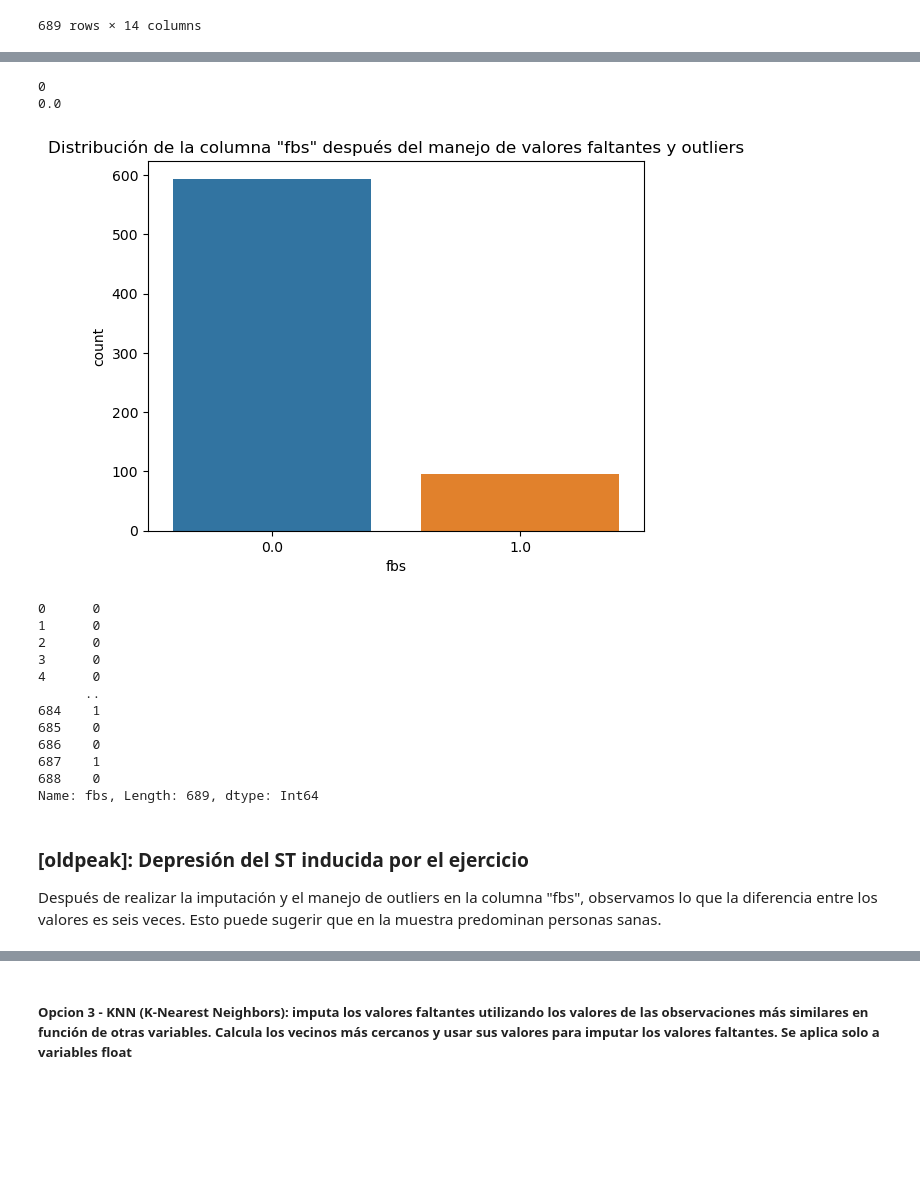
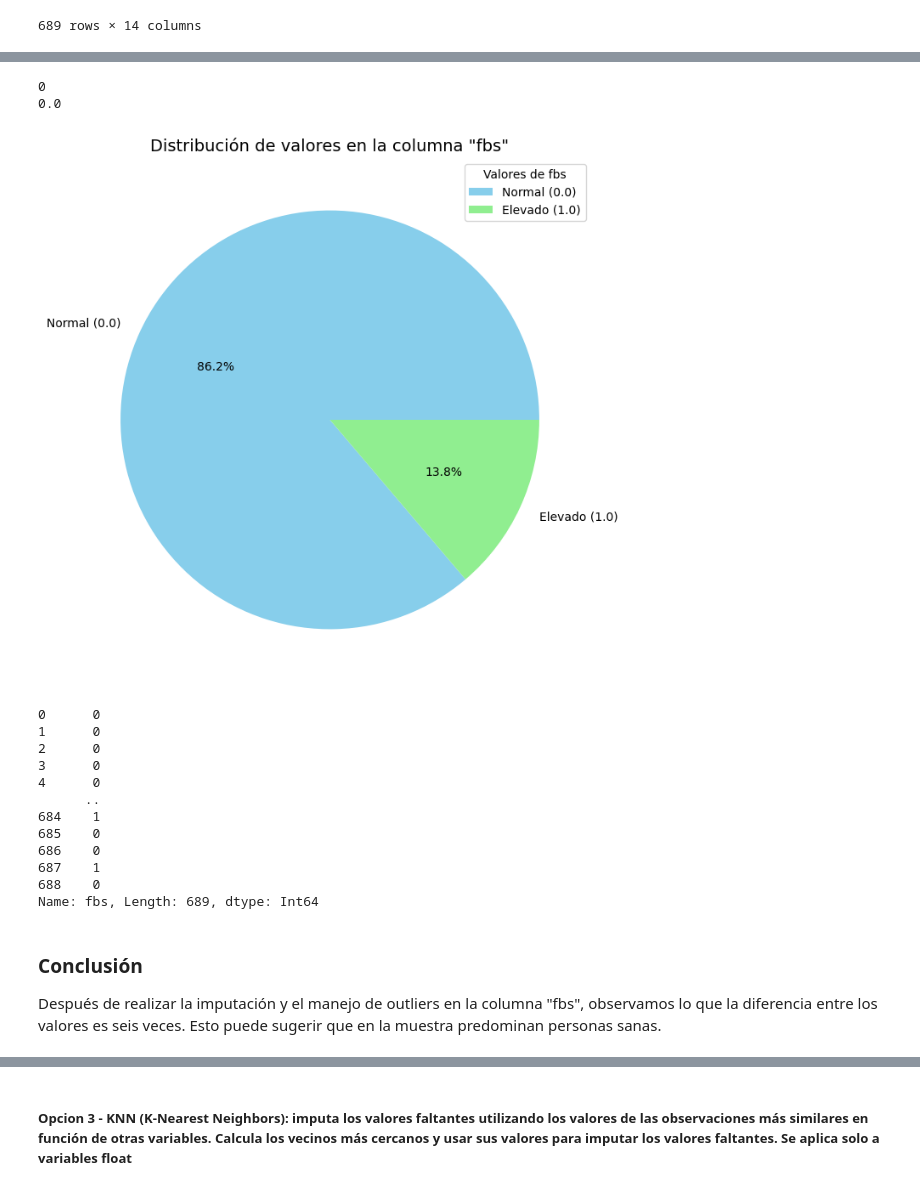
Before and after one commit to cmarty02/DATACADABRA_DataProject_3, a Jupyter notebook: data_raw/Data_Project_3_final.ipynb, the cells around one changed output, grey strips where cells are left out. Cells and saved outputs as stored; diff of their text form; code cells hidden in the pictures; blank space fills up the shorter version.

```diff
--- a/data_raw/Data_Project_3_final.ipynb
+++ b/data_raw/Data_Project_3_final.ipynb
@@ -636,35 +731,43 @@ Después de realizar la imputación y el manejo de outliers en la columna "exang
 # %%
 # Step 1: Group by 'cp' and 'age' and get the mode of 'fbs'
 mode_fbs_by_cp_age = train_copy_b.groupby(['cp','exang'])['fbs'].apply(lambda x: x.mode().iloc[0] if not x.mode().empty else np.nan)
 
 # Step 2: Fill in missing values in 'fbs' based on the mode for the corresponding 'cp' and 'age' combination
 def fill_missing_fbs(row):
     if pd.isnull(row['fbs']):
         cp = row['cp']
         exang = row['exang']
         if (cp, exang) in mode_fbs_by_cp_age:
             return mode_fbs_by_cp_age[(cp, exang)]
     return row['fbs']
 
 train_copy_b['fbs'] = train_copy_b.apply(fill_missing_fbs, axis=1)
 
 #print(train_copy_b[train_copy_b['chol'].isnull()])
 print(train_copy_b['fbs'] .isnull().sum())
 print(train_copy_b['fbs'].median())
 
 
 # Create a bar chart of the exang distribution
-sns.countplot(x='fbs', data=train_copy_b)
-plt.title('Distribución de la columna "fbs" después del manejo de valores faltantes y outliers')
+conteo_fbs = train_copy_b['fbs'].value_counts()
 
+descripcion_fbs = {
+    0: "Normal",
+    1: "Elevado"
+}
+
+plt.figure(figsize=(8, 8))
+plt.pie(conteo_fbs, labels=[f'{descripcion_fbs[idx]} ({idx})' for idx in conteo_fbs.index], autopct='%1.1f%%', colors=['skyblue', 'lightgreen'])
+plt.title('Distribución de valores en la columna "fbs"', fontsize=14)
+plt.legend(title='Valores de fbs', loc='upper right')
 plt.show()
 
 train_copy_b['fbs'] = train_copy_b['fbs'].fillna(np.nan).astype('Int64')
 train_copy_b['fbs']
 # %% [output]
 0
 0.0
-[figure, old version]
+[figure, new version]
 0      0
 1      0
 2      0
@@ -678,7 +781,7 @@ train_copy_b['fbs']
 688    0
 Name: fbs, Length: 689, dtype: Int64
 # %% [markdown]
-### [oldpeak]: Depresión del ST inducida por el ejercicio
+### Conclusión
 
 Después de realizar la imputación y el manejo de outliers en la columna "fbs", observamos lo que la diferencia entre los valores es seis veces. Esto puede sugerir que en la muestra predominan personas sanas.
 # %%
```
Also changed, not shown: parts of 47 cells of this notebook, 1 other file.
